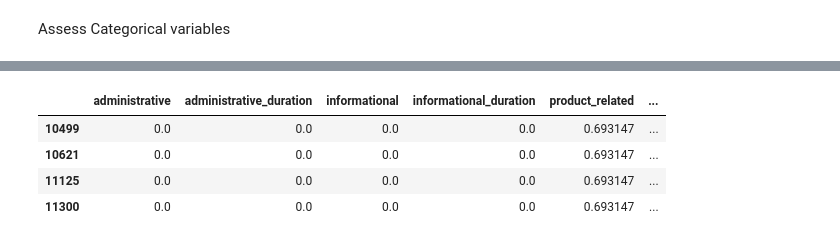
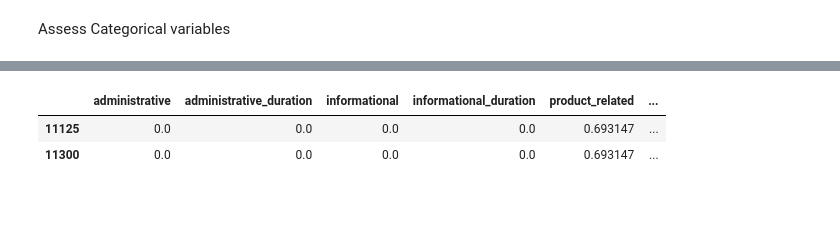
Before and after one commit to Craphtr/online-shopping-ml-case-study, a Jupyter notebook: data_quality_assessment.ipynb, the cells around one changed output, grey strips where cells are left out. Drawn from its saved outputs; the diff is of its cells as text; code cells hidden in the pictures; blank space fills up the shorter version.

Commit message:
updated preprocessing to refelct duplicate removals

```diff
--- a/data_quality_assessment.ipynb
+++ b/data_quality_assessment.ipynb
@@ -350,9 +351,7 @@ Name: count, dtype: int64
 # %%
-prep_dup = prep_data_noencoding.duplicated(keep=False)
+prep_dup = prep_data_noencoding.duplicated(keep='first')
 prep_data_noencoding[prep_dup]
 # %% [output]
 |  | administrative | administrative_duration | informational | informational_duration | product_related | ... |
-| 10499 | 0.0 | 0.0 | 0.0 | 0.0 | 0.693147 | ... |
-| 10621 | 0.0 | 0.0 | 0.0 | 0.0 | 0.693147 | ... |
 | 11125 | 0.0 | 0.0 | 0.0 | 0.0 | 0.693147 | ... |
 | 11300 | 0.0 | 0.0 | 0.0 | 0.0 | 0.693147 | ... |
```
Also changed, not shown: parts of 3 cells of this notebook, 9 other files.
